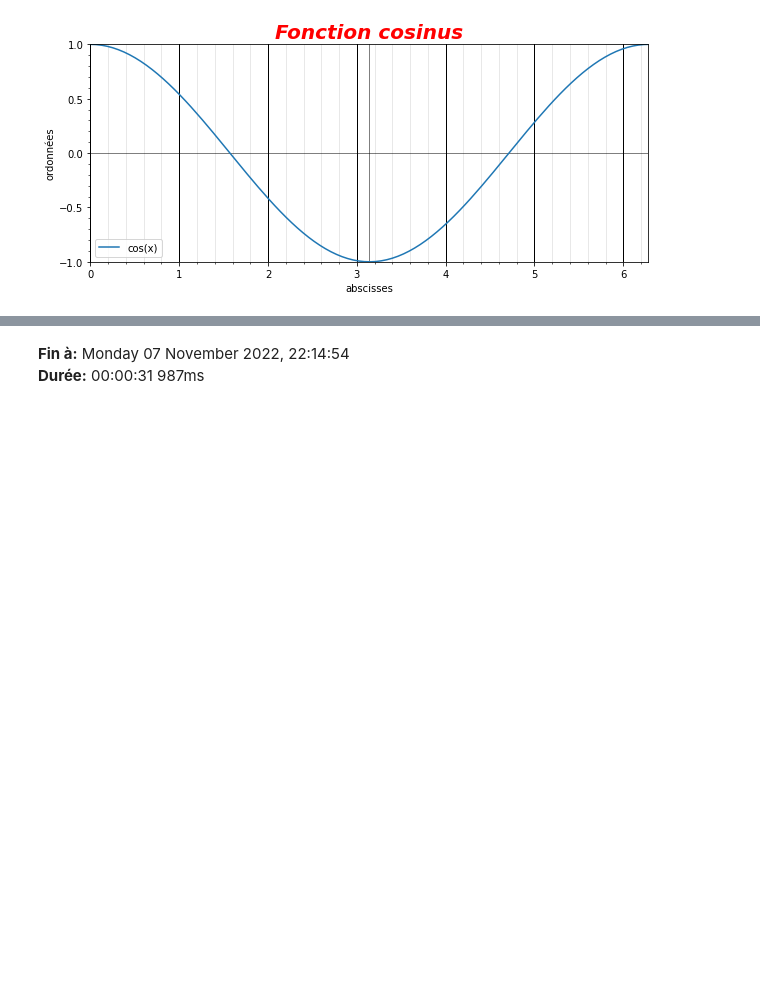
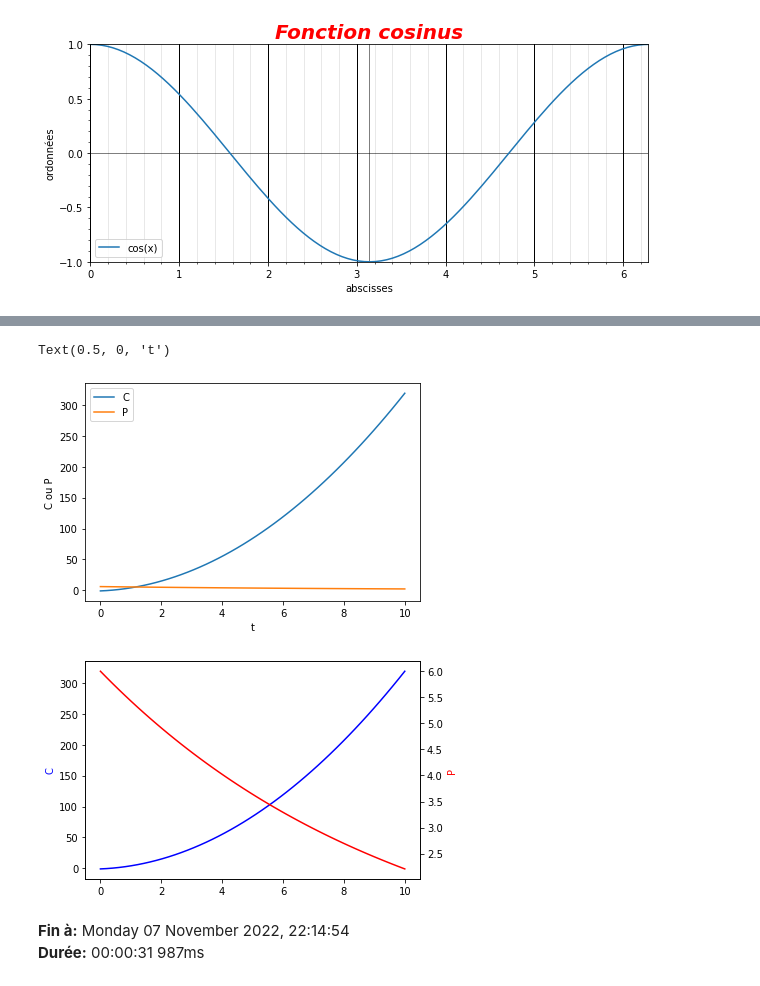
Before and after one commit to YannickHallez/CHIM2-ON1, a Jupyter notebook: Graphes.ipynb, the cells around one changed output, grey strips where cells are left out. Drawn from its saved outputs; the diff is of its cells as text; code cells hidden in the pictures; blank space fills up the shorter version.

```diff
--- a/Graphes.ipynb
+++ b/Graphes.ipynb
@@ -213,3 +252,33 @@ grid(axis='x', which='minor', color='lightgray', linewidth=0.5);   # pour ajoute
+# %%
+t = linspace(0, 10, 50)
+C = 3*t**2 + 2*t - 1
+P = 6*exp(-t/10)
+
+# Au lieu de ceci, ou on ne voit pas bien la courbe P :
+figure()
+plot(t, C, label='C')
+plot(t, P, label='P')
+legend()
+xlabel('t')
+ylabel('C ou P')
+
+# On peut utiliser ceci, avec l'axe de gauche pour C et l'axe de droite pour P
+figure()
+ax = gca()                                  # on recupere le nom des axes par defaut
+ax.plot(t, C, label='C', color='blue')      # On trace dans ces axes
+ax.set_ylabel('C', color='blue')            # On place un label sur les axes "ax", avec la meme couleur que la courbe
+ax2 = ax.twinx()                            # On cree de nouveaux axes qui partagent le meme x (donc twinx).
+                                            # Si on voulait partager un seul axe y pour deux axes x, on utiliserait twiny
+ax2.plot(t, P, label='P', color='red')      # On trace P sur les seconds axes appeles ax2
+ax2.set_ylabel('P', color='red')            # On place un label sur les axes "ax2", avec la meme couleur que la courbe
+
+xlabel('t')
+
+# il est aussi possible de colorer les graduations si on veut...
+# %% [output]
+Text(0.5, 0, 't')
+[figure, added]
+[figure, added]
 # %%
 ###############################################################################################
 # supprimez cette cellule si vous exécutez ce notebook en-dehors de la distribution CHIM2-ON1 #
```
Also changed, not shown: parts of 13 cells of this notebook, 3 other files.
